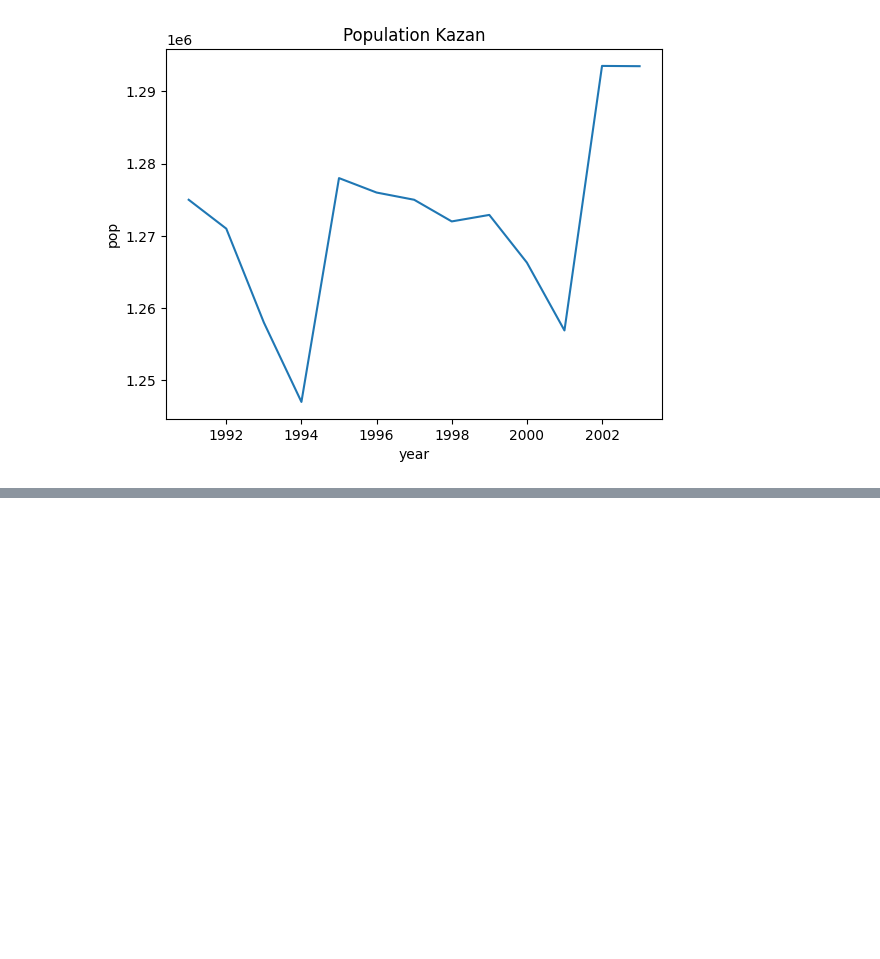
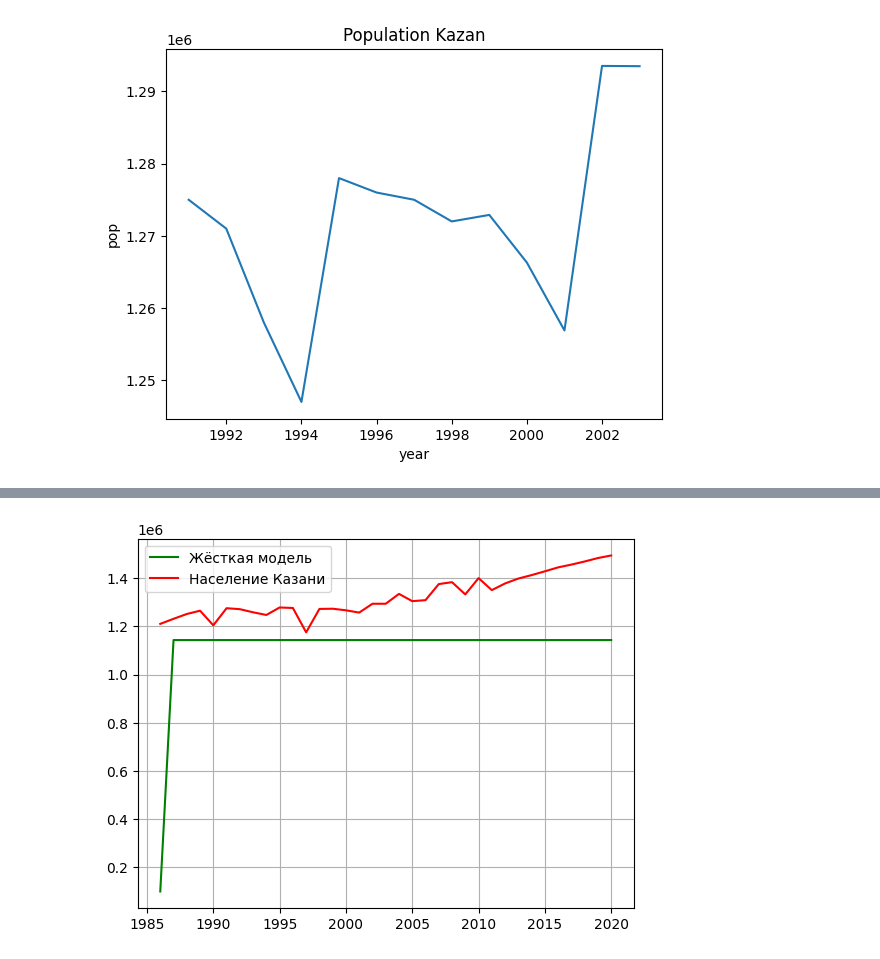
Before and after one commit to soup1ck/vsumatmodel, a Jupyter notebook: lab2.ipynb, the cells around one changed output, grey strips where cells are left out. Drawn from its saved outputs; the diff is of its cells as text; code cells hidden in the pictures; blank space fills up the shorter version.

```diff
--- a/lab2.ipynb
+++ b/lab2.ipynb
@@ -81,0 +123,24 @@ AttributeError: 'list' object has no attribute 'length'
+# %%
+%matplotlib inline
+import matplotlib.pyplot as plt
+import numpy as np
+from scipy.integrate import odeint
+
+def k(x):
+    a=400000000
+    b=350
+    return a - b*x
+
+def dydt(x,t):
+    return k(x)*x
+
+solve = odeint(dydt, y0=100000, t=years)
+solve = solve.flatten()
+
+plt.plot(years, solve, label = r"Жёсткая модель", color = "green")
+plt.plot(years, people, color="red", label = r"Население Казани")
+plt.grid(True)
+plt.legend()
+plt.show()
+# %% [output]
+[figure, added]
```
Also changed, not shown: parts of 1 cell of this notebook, 1 other file.
